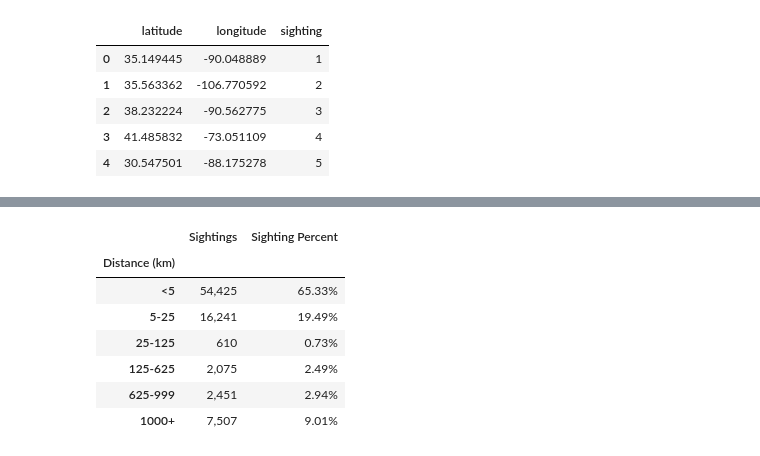
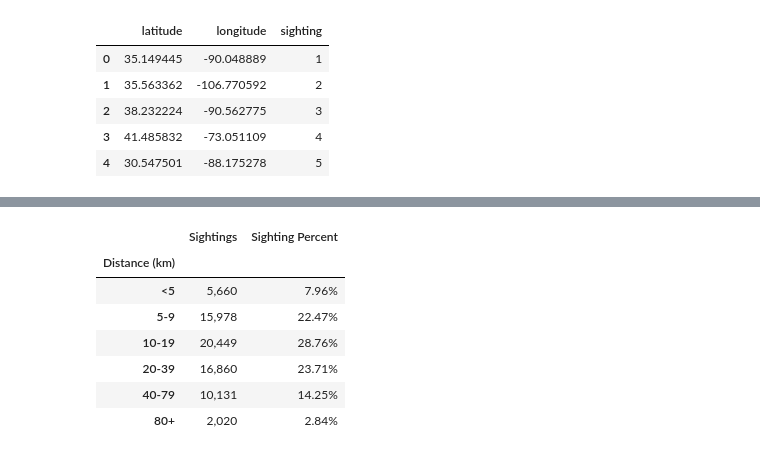
Before and after one commit to pha-drus/Project-1, a Jupyter notebook: UFO_stecki.ipynb, the cells around one changed output, grey strips where cells are left out. Cells and saved outputs as stored; diff of their text form; code cells hidden in the pictures.

```diff
--- a/UFO_stecki.ipynb
+++ b/UFO_stecki.ipynb
@@ -74,9 +74,11 @@ ufo_trim.head()
 | 3 | 41.485832 | -73.051109 | 4 |
 | 4 | 30.547501 | -88.175278 | 5 |
 # %%
-airport_trim = pd.read_csv('resources/airports.csv', usecols = ['name','latitude2','longitude2'], low_memory=False)
+airport_trim = pd.read_csv('resources/airports.csv', usecols = ['name','latitude2','longitude2','class'], low_memory=False)
 airport_trim["latitude2"] = airport_trim["latitude2"].astype(np.float32)
 airport_trim["longitude2"] = airport_trim["longitude2"].astype(np.float32)
+airport_trim["name"] = airport_trim["name"].astype(str)
+airport_trim["class"] = airport_trim["class"].astype(str)
 airport_trim.info()
 # %% [output]
 <class 'pandas.core.frame.DataFrame'>
@@ -135,7 +131,8 @@ memory usage: 373.7+ KB
 from math import radians, cos, sin, asin, sqrt
 def dist(lat1, long1, lat2, long2):
     """
-Replicating the same formula as mentioned in Wiki
+    Calculate the great circle distance between two points
+    on the earth (specified in decimal degrees)
     """
     # convert decimal degrees to radians
     lat1, long1, lat2, long2 = map(radians, [lat1, long1, lat2, long2])
@@ -146,4 +143,4 @@ Replicating the same formula as mentioned in Wiki
     c = 2 * asin(sqrt(a))
     # Radius of earth in kilometers is 6371
     km = 6371* c
-    return km3
+    return km
@@ -181,8 +166,8 @@ ufo_trim.head()
 # %%
-ufo_trim = pd.merge(ufo_trim,airport_trim[['name','lat','lon']],on='name', how='left')
+ufo_trim2 = pd.merge(ufo_trim,airport_trim[['name','lat','lon','class']],on='name', how='left')
 # Rename the new columns as both the columns has same name, and python gets confused
 
-ufo_trim=ufo_trim.rename(columns = {'lat_x':'m_lat','lon_x':'m_lon','lat_y':'h_lat','lon_y':'h_lon'})
+ufo_trim2 = ufo_trim2.rename(columns = {'lat_x':'m_lat','lon_x':'m_lon','lat_y':'h_lat','lon_y':'h_lon'})
 
-ufo_trim.head()
+ufo_trim2.head()
 # %% [output]
@@ -211,8 +196,8 @@ def haversine(lon1, lat1, lon2, lat2):
     return km
 
 # Creating a new column to generate the output by passing lat long information to Haversine Equation
-ufo_trim['distance'] = [haversine(ufo_trim.m_lon[i],ufo_trim.m_lat[i],ufo_trim.h_lon[i],ufo_trim.h_lat[i]) for i in range(len(ufo_trim))]
-ufo_trim['distance'] = ufo_trim['distance'].round(decimals=3)
+ufo_trim2['distance'] = [haversine(ufo_trim2.m_lon[i],ufo_trim2.m_lat[i],ufo_trim2.h_lon[i],ufo_trim2.h_lat[i]) for i in range(len(ufo_trim2))]
+ufo_trim2['distance'] = ufo_trim2['distance'].round(decimals=3)
 # Printing the data table
-ufo_trim.head(100)
+ufo_trim2.head(100)
 # %% [output]
@@ -232,23 +217,23 @@ ufo_trim.head(100)
 # %%
-distance_bins = [0, 5, 25.00001, 125.00001, 625.00001, 1000, 99999]
-distance_ranges = ["<5", "5-25", "25-125", "125-625", "625-999", "1000+"]
-sighting_total = ufo_trim['sighting'].count()
+distance_bins = [0, 5, 10, 20, 40, 80, 99999]
+distance_ranges = ["<5", "5-9", "10-19", "20-39", "40-79", "80+"]
+sighting_total = ufo_trim2['sighting'].count()
 
-ufo_trim["Distance (km)"] = pd.cut(ufo_trim["distance"], distance_bins, labels=distance_ranges)
-sighting_count = ufo_trim.groupby(["Distance (km)"]).count()["sighting"].rename("Sightings")
+ufo_trim2["Distance (km)"] = pd.cut(ufo_trim2["distance"], distance_bins, labels=distance_ranges)
+sighting_count = ufo_trim2.groupby(["Distance (km)"]).count()["sighting"].rename("Sightings")
 sighting_percent = sighting_count / sighting_total * 100
 binned_distance = pd.DataFrame({"Sightings": sighting_count, "Sighting Percent": sighting_percent})
 
 #binned_distance
 
 binned_distance.sort_index().style.format({"Sightings": "{:,.0f}",
                           "Sighting Percent": "{:,.2f}%"})
 # %% [output]
 |  | Sightings | Sighting Percent |
 | Distance (km) |  |  |
-| <5 | 54,425 | 65.33% |
-| 5-25 | 16,241 | 19.49% |
-| 25-125 | 610 | 0.73% |
-| 125-625 | 2,075 | 2.49% |
-| 625-999 | 2,451 | 2.94% |
-| 1000+ | 7,507 | 9.01% |
+| <5 | 5,660 | 7.96% |
+| 5-9 | 15,978 | 22.47% |
+| 10-19 | 20,449 | 28.76% |
+| 20-39 | 16,860 | 23.71% |
+| 40-79 | 10,131 | 14.25% |
+| 80+ | 2,020 | 2.84% |
```
Also changed, not shown: parts of 17 cells of this notebook, 2 other files.
